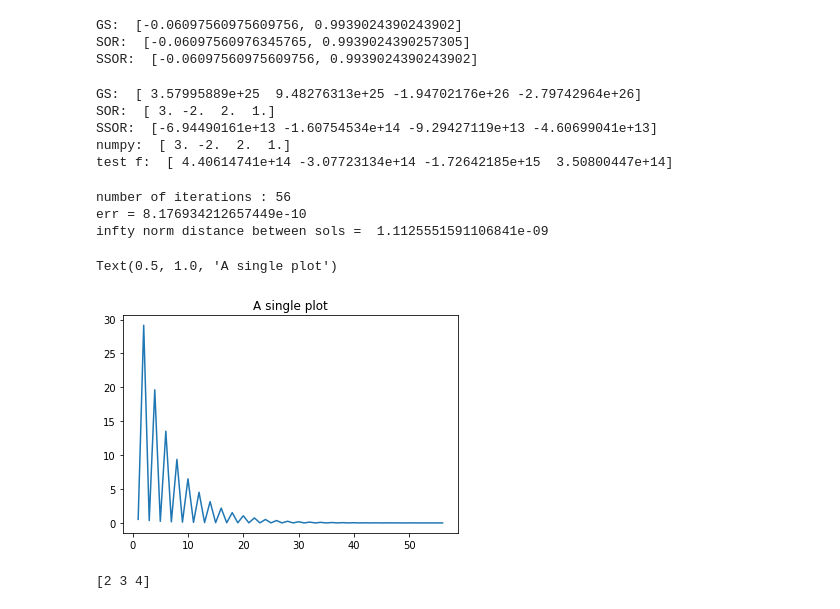
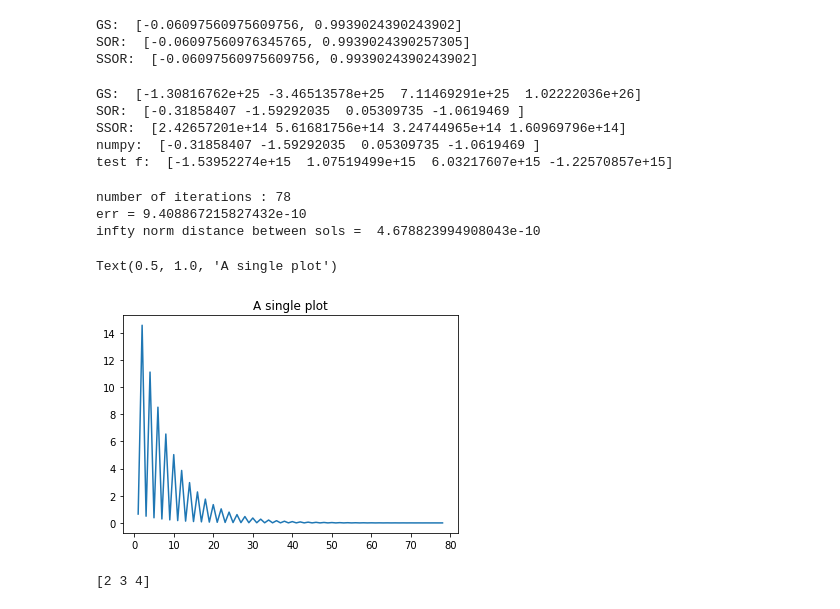
Before and after one commit to bjarkeh97/Scientific_Computing_project, a Jupyter notebook: SSOR.ipynb, the cells around one changed output. Saved outputs shown, nothing was run; the diff lists cells and outputs as text; code cells hidden in the pictures.

Commit message:
Fixed SSOR for 2D
Fixed SSOR 2D and implemented shitty CG method with precondioner

```diff
--- a/SSOR.ipynb
+++ b/SSOR.ipynb
@@ -96,7 +96,7 @@ def SSORsc(A,u0,w,f,sc,save_residual_lengths):
         it = it+1
         u = SORit(A,u,w,f)
         u = SORBWit(A,u,w,f)
-        r = np.matmul(A,u) - f
+        r = np.dot(A,u) - f
         if save_residual_lengths == True:
             residuals.append(np.linalg.norm(r,2))
         err = np.linalg.norm(r,2) / np.linalg.norm(f,2)
@@ -153,7 +148,7 @@ SOR:  [-0.06097560976345765, 0.9939024390257305]
 SSOR:  [-0.06097560975609756, 0.9939024390243902]
 # %%
 M = np.array([[4,-1,-6,0],[-5,-4,10,8],[0,9,4,-2],[1,0,-7,5]])
-f = np.array([2,21,-12,-6])
+f = np.array([0,0,-12,-6])
 
 ugs = GauSei(M,np.zeros(4),f,30)
 usor = SOR(M,np.zeros(4),0.5,f,50)
@@ -167,11 +162,11 @@ print("numpy: ", solution)
 
 print("test f: ", np.dot(M,ussor))
 # %% [output]
-GS:  [ 3.57995889e+25  9.48276313e+25 -1.94702176e+26 -2.79742964e+26]
-SOR:  [ 3. -2.  2.  1.]
-SSOR:  [-6.94490161e+13 -1.60754534e+14 -9.29427119e+13 -4.60699041e+13]
-numpy:  [ 3. -2.  2.  1.]
-test f:  [ 4.40614741e+14 -3.07723134e+14 -1.72642185e+15  3.50800447e+14]
+GS:  [-1.30816762e+25 -3.46513578e+25  7.11469291e+25  1.02222036e+26]
+SOR:  [-0.31858407 -1.59292035  0.05309735 -1.0619469 ]
+SSOR:  [2.42657201e+14 5.61681756e+14 3.24744965e+14 1.60969796e+14]
+numpy:  [-0.31858407 -1.59292035  0.05309735 -1.0619469 ]
+test f:  [-1.53952274e+15  1.07519499e+15  6.03217607e+15 -1.22570857e+15]
 # %%
 #Test stopping criterion
 
@@ -179,37 +174,39 @@ msize = 10
 M = np.random.rand(msize,msize)
 A = np.dot(M,M.transpose()) + np.eye(msize)*msize #diagonally dominant to make it positive definite
 #print(A)
 usol = np.random.rand(msize)
+for i in range(msize-4):
+    usol[i]=0
 #print("Exact solution: ",usol)
 f = np.dot(A,usol)
 
 ussor_sc , res = SSORsc(A,np.zeros(msize),1.5,f,10E-10,True)
 #print("SSOR solution: ",ussor_sc)
 
 r = np.dot(A,ussor_sc)-f
 err = np.linalg.norm(r,2) / np.linalg.norm(f,2)
 
 print("err =" , err)
 
 print("infty norm distance between sols = ", np.linalg.norm(usol-ussor_sc,np.Inf))
 
 from matplotlib import pyplot as plt
 iterations = np.size(res)-1
 its = np.linspace(1,iterations,iterations)
 
 resdif = res[1:]
 for i in range(iterations):
     resdif[i] = res[i+1]/res[i]
 
 fig, ax = plt.subplots()
 ax.plot(its,resdif)
 ax.set_title('A single plot')
 # %% [output]
-number of iterations : 56
-err = 8.176934212657449e-10
-infty norm distance between sols =  1.1125551591106841e-09
+number of iterations : 78
+err = 9.408867215827432e-10
+infty norm distance between sols =  4.678823994908043e-10
 Text(0.5, 1.0, 'A single plot')
-[figure, old version]
+[figure, new version]
 # %%
 # %% [output]
 [2 3 4]
```
Also changed, not shown: parts of 1 cell of this notebook, 5 other files.
